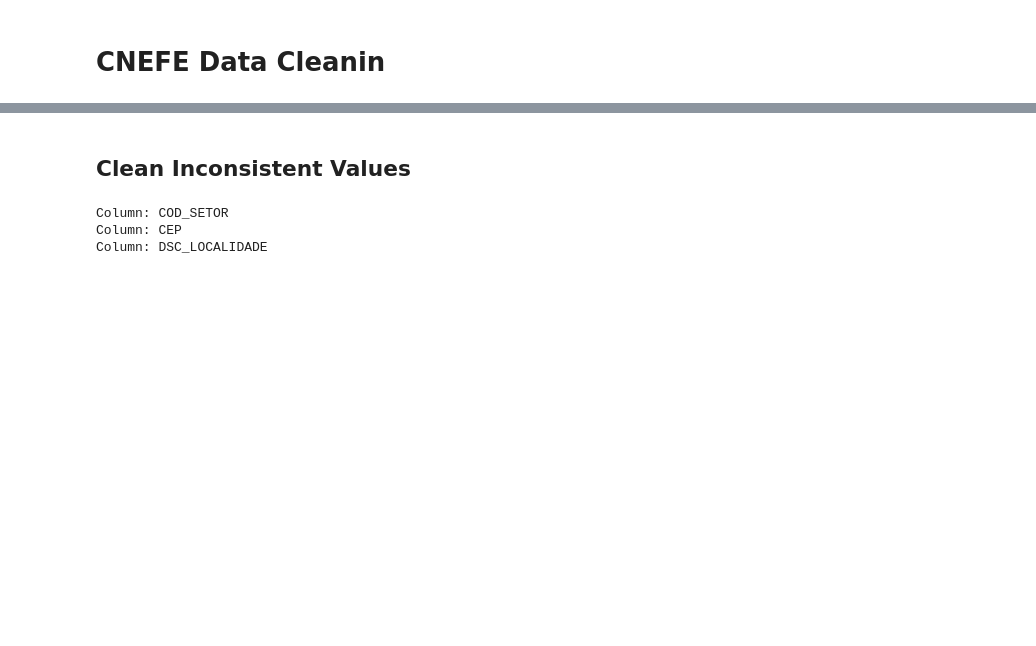
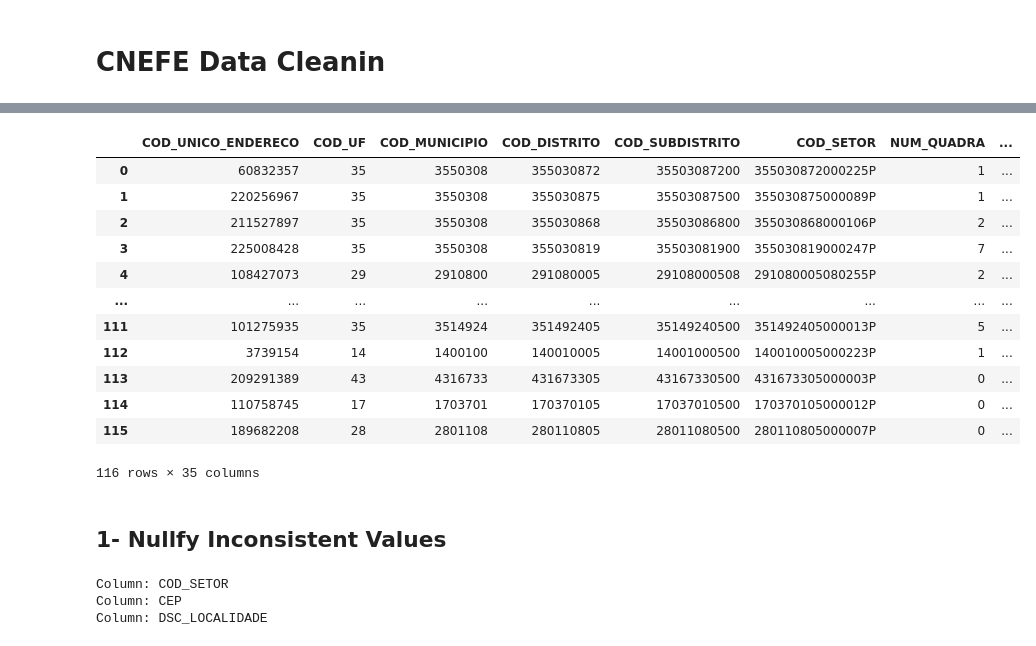
Before and after one commit to lucasvittal262/brazilian_address_linkage, a Jupyter notebook: notebooks/address_duplication_analysis_splink/1-cnefe-data-cleaning.ipynb, the cells around one changed output, grey strips where cells are left out. Saved outputs shown, nothing was run; the diff lists cells and outputs as text; code cells hidden in the pictures; blank space fills up the shorter version.

```diff
--- a/notebooks/address_duplication_analysis_splink/1-cnefe-data-cleaning.ipynb
+++ b/notebooks/address_duplication_analysis_splink/1-cnefe-data-cleaning.ipynb
@@ -13,16 +13,15 @@ os.chdir(PROJECT_PATH)
 
 INCOSISTENT_VALS_MAP = json.load(open("config/inconsistent_annotations.json", "r"))
 spark = (
-                SparkSession
-                .builder
-                .appName("CNEFE Data Cleaning")
-                .config("spark.sql.execution.arrow.pyspark.enabled", "true")
-                .config("spark.drive.memory", "10g")
-                .config("spark.executor.memory", "10g")
-                .config("spark.executor.cores", "4")
-                .getOrCreate()
+    SparkSession.builder.appName("CNEFE Data Cleaning")
+    .config("spark.sql.execution.arrow.pyspark.enabled", "true")
+    .config("spark.driver.memory", "16g")
+    .config("spark.executor.memory", "5g")
+    .getOrCreate()
 )
-cnefe_raw_df = spark.read.parquet(str(PROJECT_PATH / "data/integrated/integrated_cnefe_addresses.parquet") )
+cnefe_raw_df = spark.read.parquet(
+    str(PROJECT_PATH / "data/bronze/cnefe/integrated_cnefe_addresses.parquet")
+)
 # %% [output]
 WARNING: Using incubator modules: jdk.incubator.vector
 Using Spark's default log4j profile: org/apache/spark/log4j2-defaults.properties
@@ -34,0 +34,3 @@ To adjust logging level use sc.setLogLevel(newLevel). For SparkR, use setLogLeve
+# %%
+cnefe_raw_df.sample(fraction=0.000001, seed=42).toPandas()
+# %% [output]
@@ -35,5 +38,18 @@ To adjust logging level use sc.setLogLevel(newLevel). For SparkR, use setLogLeve
+|  | COD_UNICO_ENDERECO | COD_UF | COD_MUNICIPIO | COD_DISTRITO | COD_SUBDISTRITO | COD_SETOR | NUM_QUADRA | ... |
+| 0 | 60832357 | 35 | 3550308 | 355030872 | 35503087200 | 355030872000225P | 1 | ... |
+| 1 | 220256967 | 35 | 3550308 | 355030875 | 35503087500 | 355030875000089P | 1 | ... |
+| 2 | 211527897 | 35 | 3550308 | 355030868 | 35503086800 | 355030868000106P | 2 | ... |
+| 3 | 225008428 | 35 | 3550308 | 355030819 | 35503081900 | 355030819000247P | 7 | ... |
+| 4 | 108427073 | 29 | 2910800 | 291080005 | 29108000508 | 291080005080255P | 2 | ... |
+| ... | ... | ... | ... | ... | ... | ... | ... | ... |
+| 111 | 101275935 | 35 | 3514924 | 351492405 | 35149240500 | 351492405000013P | 5 | ... |
+| 112 | 3739154 | 14 | 1400100 | 140010005 | 14001000500 | 140010005000223P | 1 | ... |
+| 113 | 209291389 | 43 | 4316733 | 431673305 | 43167330500 | 431673305000003P | 0 | ... |
+| 114 | 110758745 | 17 | 1703701 | 170370105 | 17037010500 | 170370105000012P | 0 | ... |
+| 115 | 189682208 | 28 | 2801108 | 280110805 | 28011080500 | 280110805000007P | 0 | ... |
+116 rows × 35 columns
 # %% [markdown]
- ## Clean Inconsistent Values
+ ## 1-  Nullfy Inconsistent Values
 # %%
 from pyspark.sql import functions as F
 from pyspark.sql import functions as F, DataFrame
```
Also changed, not shown: parts of 19 cells of this notebook.
